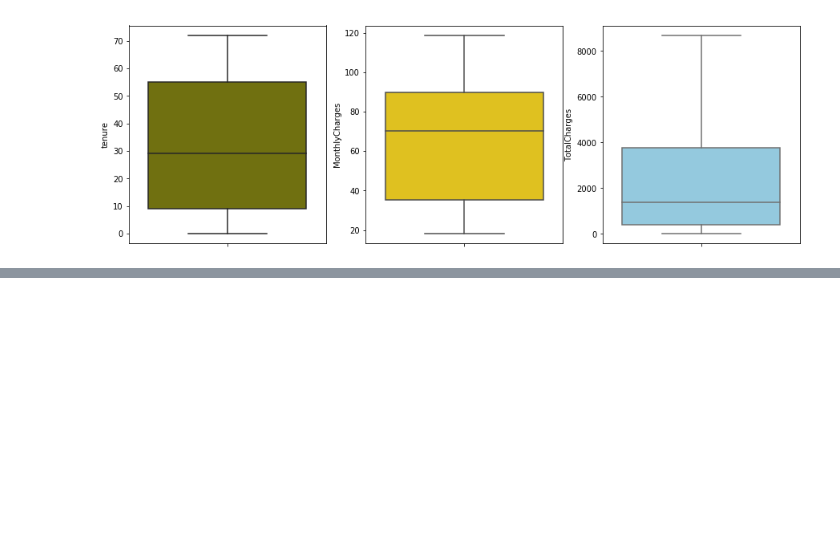
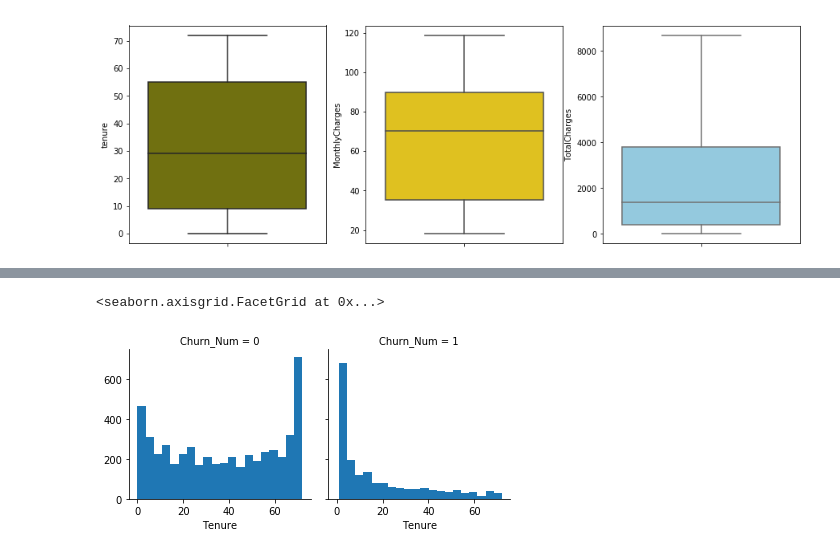
Before and after one commit to jbanerje/Data-Science-and-Machine-Learning, a Jupyter notebook: IPythonNotebook_Learning Projects/Telco Customer Churn.ipynb, the cells around one changed output, grey strips where cells are left out. Drawn from its saved outputs; the diff is of its cells as text; code cells hidden in the pictures; blank space fills up the shorter version.

```diff
--- a/IPythonNotebook_Learning Projects/Telco Customer Churn.ipynb
+++ b/IPythonNotebook_Learning Projects/Telco Customer Churn.ipynb
@@ -367,0 +396,3 @@ test_dataframe
+# %%
+# Converting the categorical variable to numerical variable
+datset_churn['Churn_Num'] = datset_churn['Churn'].map( {'Yes': 1, 'No': 0} ).astype(int)
@@ -367,0 +409,8 @@ test_dataframe
+# %%
+# Plotting Tenure Column with Churn
+# Churn_num indicates customer who left the company. 0 indicates customer who stayed.
+fighist = sns.FacetGrid(datset_churn, col='Churn_Num')
+fighist.map(plt.hist, 'Tenure', bins=20)
+# %% [output]
+<seaborn.axisgrid.FacetGrid at 0x...>
+[figure, added]
```
Also changed, not shown: parts of 27 cells of this notebook.
